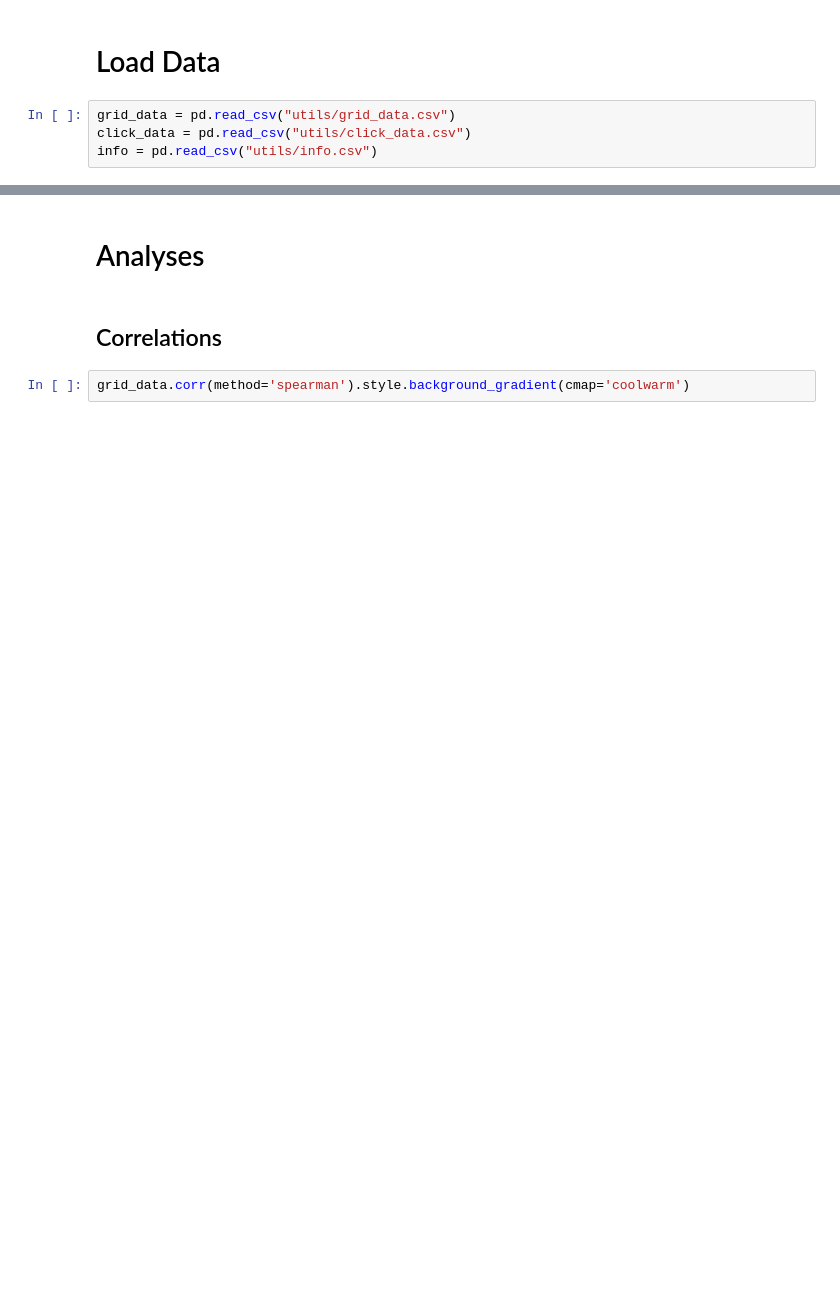
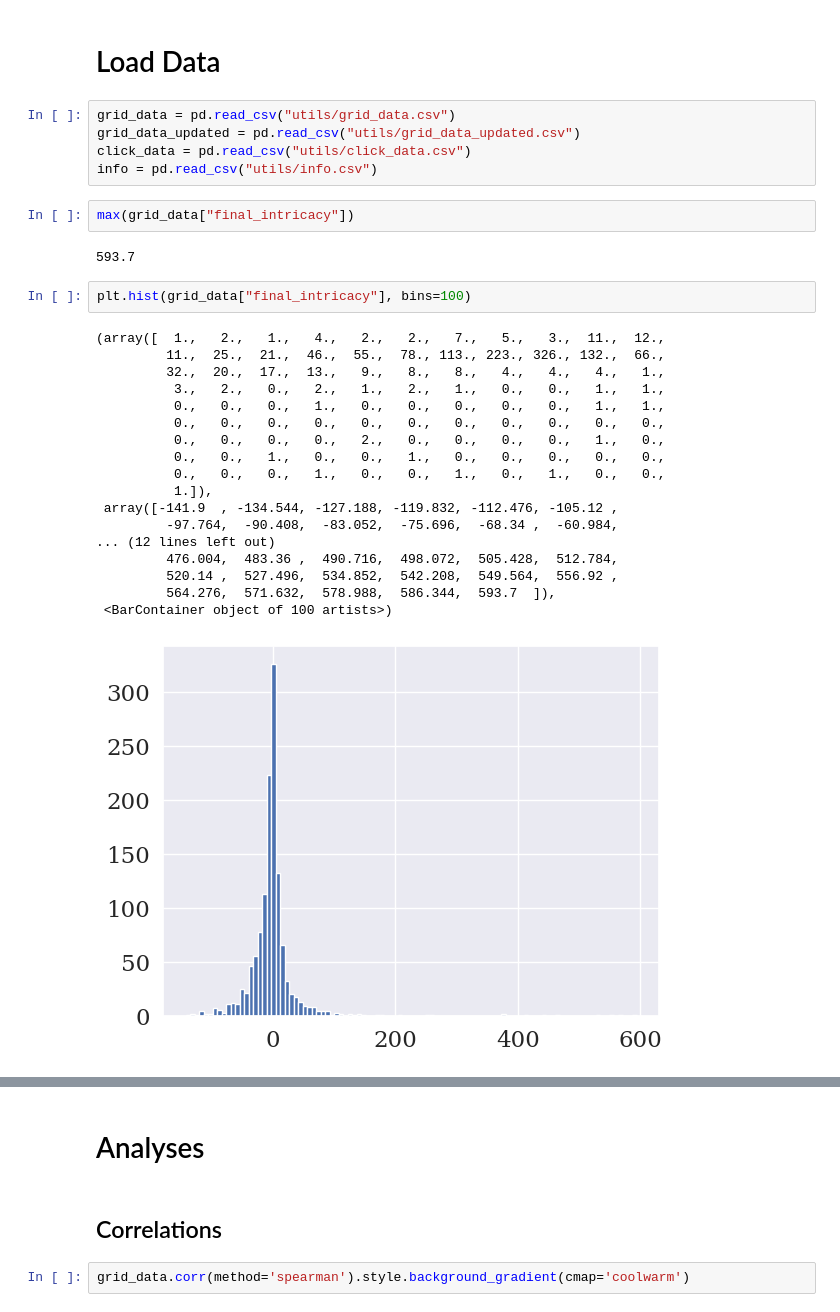
Before and after one commit to surabhisnath/Aesthetic_Curiosity_Complexity-based_Exploration, a Jupyter notebook: scripts/grid-search/DescriptiveAnalysis.ipynb, the cells around one changed output, grey strips where cells are left out. Saved outputs shown, nothing was run; the diff lists cells and outputs as text; blank space fills up the shorter version.

```diff
--- a/scripts/grid-search/DescriptiveAnalysis.ipynb
+++ b/scripts/grid-search/DescriptiveAnalysis.ipynb
@@ -41,5 +42,31 @@ pd.set_option('display.max_colwidth', 10000)
 # Load Data
 # %%
 grid_data = pd.read_csv("utils/grid_data.csv")
+grid_data_updated = pd.read_csv("utils/grid_data_updated.csv")
 click_data = pd.read_csv("utils/click_data.csv")
 info = pd.read_csv("utils/info.csv")
+# %%
+max(grid_data["final_intricacy"])
+# %% [output]
+593.7
+# %%
+plt.hist(grid_data["final_intricacy"], bins=100)
+# %% [output]
+(array([  1.,   2.,   1.,   4.,   2.,   2.,   7.,   5.,   3.,  11.,  12.,
+         11.,  25.,  21.,  46.,  55.,  78., 113., 223., 326., 132.,  66.,
+         32.,  20.,  17.,  13.,   9.,   8.,   8.,   4.,   4.,   4.,   1.,
+          3.,   2.,   0.,   2.,   1.,   2.,   1.,   0.,   0.,   1.,   1.,
+          0.,   0.,   0.,   1.,   0.,   0.,   0.,   0.,   0.,   1.,   1.,
+          0.,   0.,   0.,   0.,   0.,   0.,   0.,   0.,   0.,   0.,   0.,
+          0.,   0.,   0.,   0.,   2.,   0.,   0.,   0.,   0.,   1.,   0.,
+          0.,   0.,   1.,   0.,   0.,   1.,   0.,   0.,   0.,   0.,   0.,
+          0.,   0.,   0.,   1.,   0.,   0.,   1.,   0.,   1.,   0.,   0.,
+          1.]),
+ array([-141.9  , -134.544, -127.188, -119.832, -112.476, -105.12 ,
+         -97.764,  -90.408,  -83.052,  -75.696,  -68.34 ,  -60.984,
+... (12 lines left out)
+         476.004,  483.36 ,  490.716,  498.072,  505.428,  512.784,
+         520.14 ,  527.496,  534.852,  542.208,  549.564,  556.92 ,
+         564.276,  571.632,  578.988,  586.344,  593.7  ]),
+ <BarContainer object of 100 artists>)
+[figure, added]
```
Also changed, not shown: parts of 20 cells of this notebook, 36 other files.
